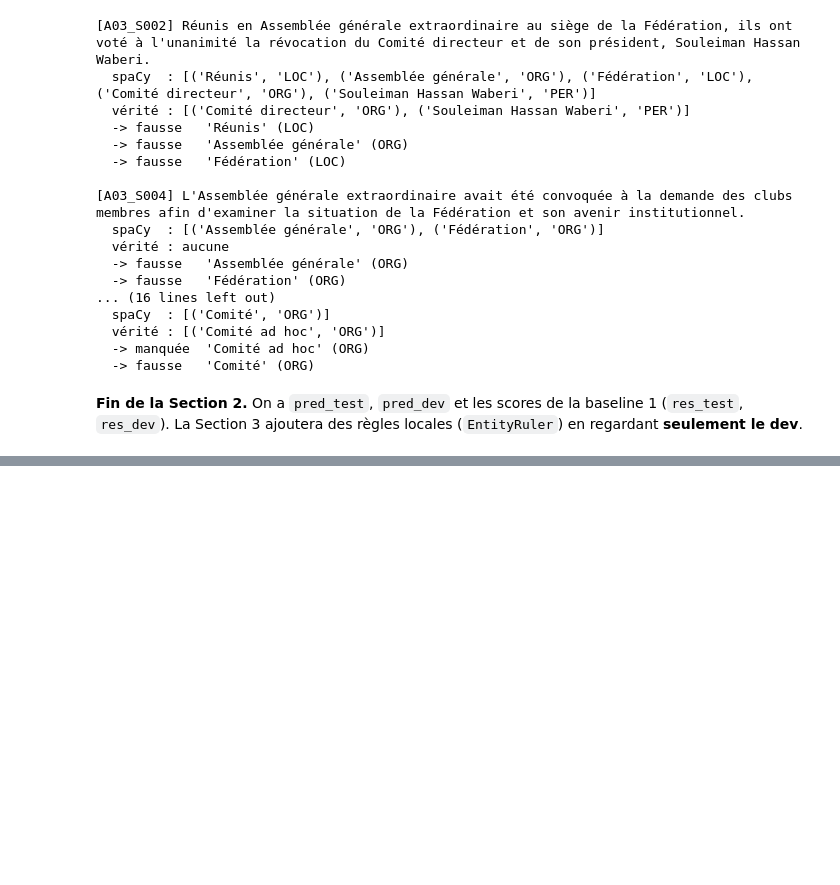
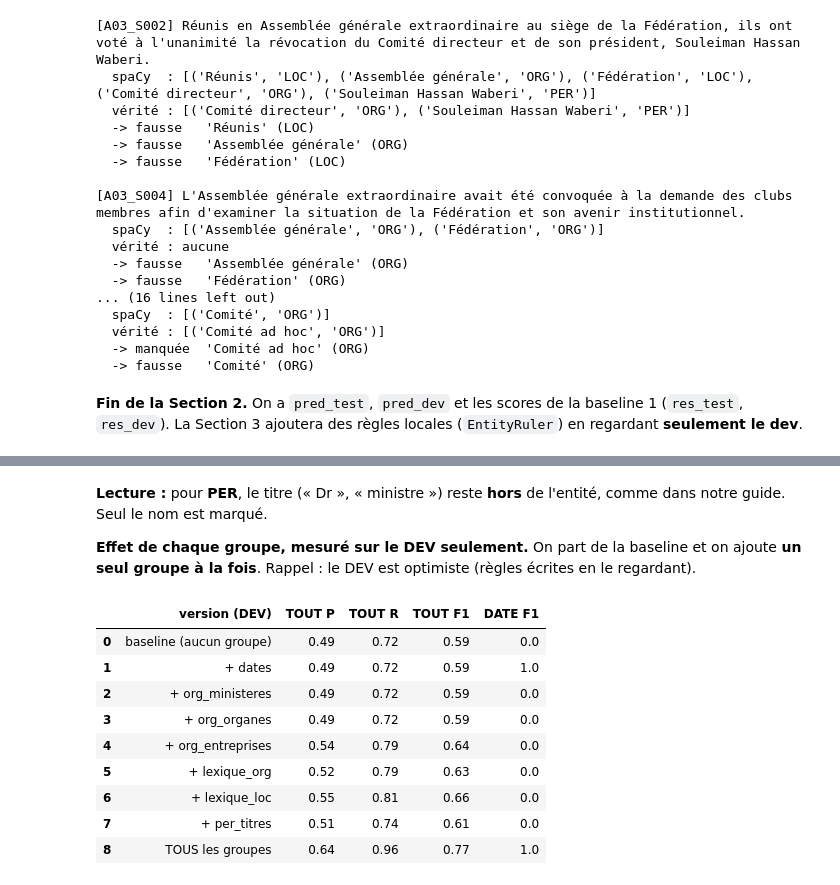
Before and after one commit to Mani26368/taln-ner-djibouti, a Jupyter notebook: notebooks/mako_ner_baseline.ipynb, the cells around one changed output, grey strips where cells are left out. Cells and saved outputs as stored; diff of their text form; code cells hidden in the pictures; blank space fills up the shorter version.

```diff
--- a/notebooks/mako_ner_baseline.ipynb
+++ b/notebooks/mako_ner_baseline.ipynb
@@ -342,0 +388,22 @@ for id_, texte, g, p in zip(ids_test, textes_test, gold_test_3, pred_test):
+# %%
+nlp_demo = R.construire(groupes=list(R.GROUPES))
+
+essais = [
+    ("dates : jour + date",           "La réunion aura lieu mardi 3 mars à Obock."),
+    ("dates : plage avec « et »",     "Les travaux durent les 12 et 13 juin 2027."),
+    ("dates : liste",                 "Le stage est prévu les 4, 5 et 6 mai."),
+    ("dates : jour + moment",         "Le concert a eu lieu samedi soir."),
+    ("dates : année scolaire",        "Pour l'année 2027-2028, de nouvelles classes ouvrent."),
+    ("ORG : ministère",               "Elle travaille au ministère de la Santé et de la Population."),
+    ("ORG : secrétariat d'État",      "Le Secrétariat d'État chargé des Transports a publié un rapport."),
+    ("ORG : comité",                  "Le Comité technique s'est réuni."),
+    ("ORG : conseil régional",        "Le Conseil régional d'Obock a voté le budget."),
+    ("ORG : entreprise « Industries »", "La visite s'est faite à l'usine Sahara Industries."),
+    ("ORG/LOC : lexique",             "L'UNICEF et l'Université de Djibouti coopèrent avec Dikhil."),
+    ("PER : titre + nom (fonction)",  "Le ministre Ahmed Ali Youssouf a parlé."),
+    ("PER : titre + nom (virgule)",   "Le directeur général, Samira Omar Hassan, a salué l'initiative."),
+    ("PER : civilité",                "Le Dr Yacin Moussa a ouvert la séance."),
+]
+for nom, phrase in essais:
+    doc = nlp_demo(phrase)
+    print(f"{nom:34} -> {[(e.text, e.label_) for e in doc.ents]}")
@@ -342,0 +425,38 @@ for id_, texte, g, p in zip(ids_test, textes_test, gold_test_3, pred_test):
+# %% [markdown]
+**Lecture :** pour **PER**, le titre (« Dr », « ministre ») reste **hors** de l'entité, comme dans notre guide. Seul le nom est marqué.
+
+**Effet de chaque groupe, mesuré sur le DEV seulement.** On part de la baseline et on ajoute **un seul groupe à la fois**. Rappel : le DEV est optimiste (règles écrites en le regardant).
+# %%
+TYPES_PRED = ["PER", "ORG", "LOC", "DATE"]
+
+def predire_types(nlp_x, textes, types=TYPES_PRED):
+    """Comme predire(), mais pour n'importe quel pipeline et pour les types demandés."""
+    return [[(e.start_char, e.end_char, e.label_) for e in doc.ents if e.label_ in types]
+            for doc in nlp_x.pipe(textes)]
+
+def scores(gold_liste, pred_liste):
+    """(résultats PER/ORG/LOC avec TOUT, résultat DATE ou None)"""
+    r3 = evaluer(filtrer(gold_liste, GARDES), filtrer(pred_liste, GARDES))
+    gd = filtrer(gold_liste, ["DATE"])
+    rd = evaluer(gd, filtrer(pred_liste, ["DATE"])).get("DATE")
+    return r3, rd
+
+ablation = []
+for groupes in [[]] + [[g] for g in R.GROUPES] + [list(R.GROUPES)]:
+    r3, rd = scores(gold_dev, predire_types(R.construire(groupes=groupes), textes_dev))
+    nom = "baseline (aucun groupe)" if not groupes else ("TOUS les groupes" if len(groupes) > 1 else "+ " + groupes[0])
+    ablation.append({"version (DEV)": nom,
+                     "TOUT P": r3["TOUT"][0], "TOUT R": r3["TOUT"][1], "TOUT F1": r3["TOUT"][2],
+                     "DATE F1": rd[2] if rd else 0.0})
+pd.DataFrame(ablation).round(2)
+# %% [output]
+|  | version (DEV) | TOUT P | TOUT R | TOUT F1 | DATE F1 |
+| 0 | baseline (aucun groupe) | 0.49 | 0.72 | 0.59 | 0.0 |
+| 1 | + dates | 0.49 | 0.72 | 0.59 | 1.0 |
+| 2 | + org_ministeres | 0.49 | 0.72 | 0.59 | 0.0 |
+| 3 | + org_organes | 0.49 | 0.72 | 0.59 | 0.0 |
+| 4 | + org_entreprises | 0.54 | 0.79 | 0.64 | 0.0 |
+| 5 | + lexique_org | 0.52 | 0.79 | 0.63 | 0.0 |
+| 6 | + lexique_loc | 0.55 | 0.81 | 0.66 | 0.0 |
+| 7 | + per_titres | 0.51 | 0.74 | 0.61 | 0.0 |
+| 8 | TOUS les groupes | 0.64 | 0.96 | 0.77 | 1.0 |
```
Also changed, not shown: parts of 21 cells of this notebook, 1 other file.
